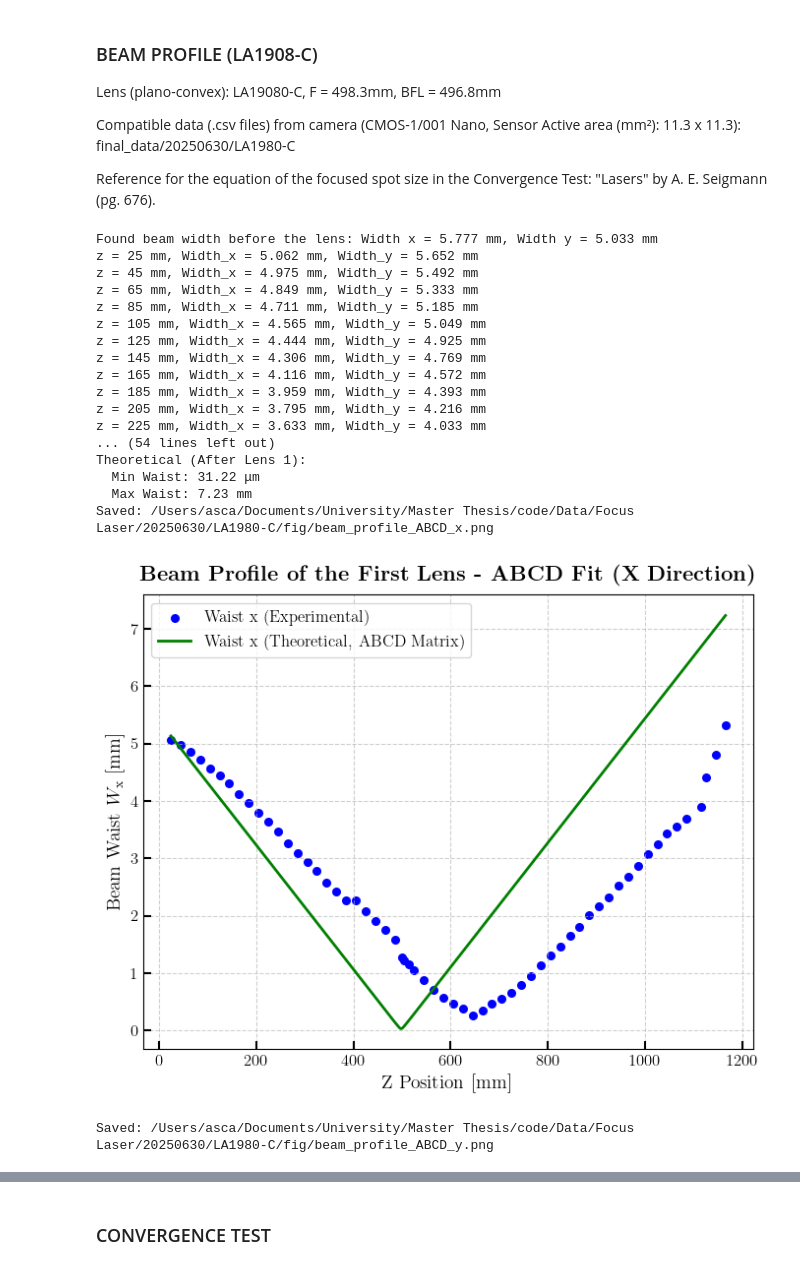
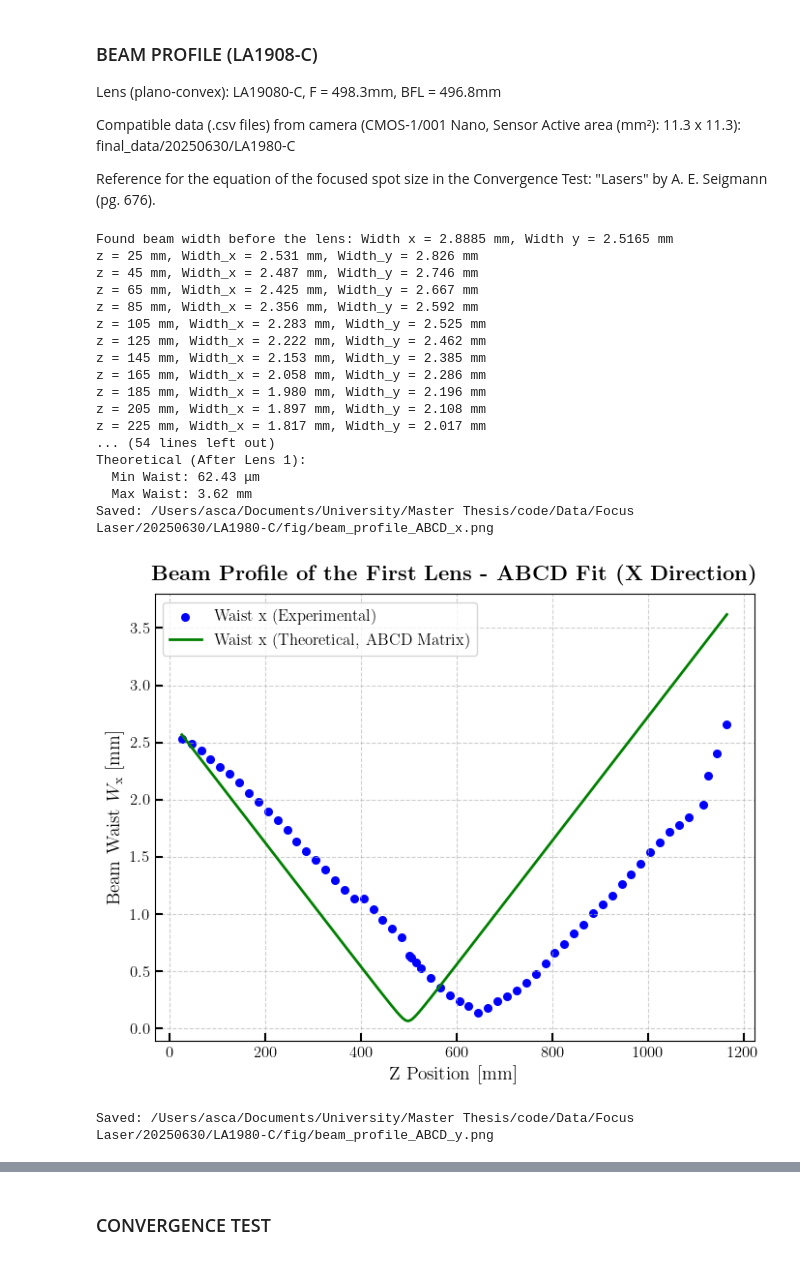
Before and after one commit to AscanioGalbiati/LISA_QPD_Gap, a Jupyter notebook: BeamProfile/beam_profile_LA1908C.ipynb, the cells around one changed output, grey strips where cells are left out. Cells and saved outputs as stored; diff of their text form; code cells hidden in the pictures.

Commit message:
minor changes to beam profile

```diff
--- a/BeamProfile/beam_profile_LA1908C.ipynb
+++ b/BeamProfile/beam_profile_LA1908C.ipynb
@@ -159,9 +159,9 @@ for file in file_list:
 
     for i, line in enumerate(lines):
         if "Width x" in line:
-            width_x.append(float(line.split()[2]))
+            width_x.append(float(line.split()[2])/2)
         if "Width y" in line:
-            width_y.append(float(line.split()[2]))
+            width_y.append(float(line.split()[2])/2)
 
 z_values = np.array(z_values)
 width_x = np.array(width_x)
@@ -197,9 +197,9 @@ def get_initial_beam_waist(file_path):
             if "2nd Moments" in line:
                 found_2nd_moments = True
             if found_2nd_moments and "Width x" in line:
-                width_x_initial = float(line.split()[2])
+                width_x_initial = float(line.split()[2])/2
             if found_2nd_moments and "Width y" in line:
-                width_y_initial = float(line.split()[2])
+                width_y_initial = float(line.split()[2])/2
 
         if width_x_initial is None or width_y_initial is None:
             print(f"Error: Could not find 'Width x' or 'Width y' in {file_path}. File content:")
@@ -281,46 +281,46 @@ plt.scatter(z_values, width_x, color='b', label='Waist x (Experimental)', marker
 plt.plot(z_theoretical, W_theoretical, color='g', linestyle='-', linewidth=2, label='Waist x (Theoretical, ABCD Matrix)')
 plt.xlabel(r'Z Position [mm]', fontsize=14)
 plt.ylabel(r'Beam Waist $W_{\rm{x}}$ [mm]', fontsize=14)
 plt.title(r'\textbf{Beam Profile of the First Lens - ABCD Fit (X Direction)}', fontsize=16, fontweight='bold', pad=10)
 plt.legend(loc='upper left', fontsize=12, frameon=True)
 plt.tick_params(axis='both', which='major', labelsize=12, length=6, width=1.5, direction='in')
 plt.grid(True, linestyle='--', alpha=0.6)
 save_beam_ABCD_x = os.path.join(fig_dir, "beam_profile_ABCD_x.png")
 plt.savefig(save_beam_ABCD_x, dpi=300, bbox_inches='tight', facecolor='white')
 print(f"Saved: {save_beam_ABCD_x}")
 plt.show()
 
 # Plot Width y vs. z
 plt.figure(figsize=(8, 6))
 plt.scatter(z_values, width_y, color='r', label='Waist y (Experimental)', marker='o', s=30)
 plt.plot(z_theoretical, W_theoretical, color='g', linestyle='-', linewidth=2, label='Waist y (Theoretical, ABCD Matrix)')
 plt.xlabel(r'Z Position [mm]', fontsize=14)
 plt.ylabel(r'Beam Waist $W_{\rm{y}}$ [mm]', fontsize=14)
 plt.title(r'\textbf{Beam Profile of the First Lens - ABCD Fit (Y Direction)}', fontsize=16, fontweight='bold', pad=10)
 plt.tick_params(axis='both', which='major', labelsize=12, length=6, width=1.5, direction='in')
 plt.legend(loc='upper left', fontsize=12, frameon=True)
 plt.grid(True, linestyle='--', alpha=0.6)
 save_beam_ABCD_y = os.path.join(fig_dir, "beam_profile_ABCD_y.png")
 plt.savefig(save_beam_ABCD_y, dpi=300, bbox_inches='tight', facecolor='white')
 print(f"Saved: {save_beam_ABCD_y}")
 plt.show()
 # %% [output]
-Found beam width before the lens: Width x = 5.777 mm, Width y = 5.033 mm
-z = 25 mm, Width_x = 5.062 mm, Width_y = 5.652 mm
-z = 45 mm, Width_x = 4.975 mm, Width_y = 5.492 mm
-z = 65 mm, Width_x = 4.849 mm, Width_y = 5.333 mm
-z = 85 mm, Width_x = 4.711 mm, Width_y = 5.185 mm
-z = 105 mm, Width_x = 4.565 mm, Width_y = 5.049 mm
-z = 125 mm, Width_x = 4.444 mm, Width_y = 4.925 mm
-z = 145 mm, Width_x = 4.306 mm, Width_y = 4.769 mm
-z = 165 mm, Width_x = 4.116 mm, Width_y = 4.572 mm
-z = 185 mm, Width_x = 3.959 mm, Width_y = 4.393 mm
-z = 205 mm, Width_x = 3.795 mm, Width_y = 4.216 mm
-z = 225 mm, Width_x = 3.633 mm, Width_y = 4.033 mm
+Found beam width before the lens: Width x = 2.8885 mm, Width y = 2.5165 mm
+z = 25 mm, Width_x = 2.531 mm, Width_y = 2.826 mm
+z = 45 mm, Width_x = 2.487 mm, Width_y = 2.746 mm
+z = 65 mm, Width_x = 2.425 mm, Width_y = 2.667 mm
+z = 85 mm, Width_x = 2.356 mm, Width_y = 2.592 mm
+z = 105 mm, Width_x = 2.283 mm, Width_y = 2.525 mm
+z = 125 mm, Width_x = 2.222 mm, Width_y = 2.462 mm
+z = 145 mm, Width_x = 2.153 mm, Width_y = 2.385 mm
+z = 165 mm, Width_x = 2.058 mm, Width_y = 2.286 mm
+z = 185 mm, Width_x = 1.980 mm, Width_y = 2.196 mm
+z = 205 mm, Width_x = 1.897 mm, Width_y = 2.108 mm
+z = 225 mm, Width_x = 1.817 mm, Width_y = 2.017 mm
 ... (54 lines left out)
 Theoretical (After Lens 1):
-  Min Waist: 31.22 μm
-  Max Waist: 7.23 mm
+  Min Waist: 62.43 μm
+  Max Waist: 3.62 mm
 Saved: /Users/asca/Documents/University/Master Thesis/code/Data/Focus Laser/20250630/LA1980-C/fig/beam_profile_ABCD_x.png
-[figure, old version]
+[figure, new version]
 Saved: /Users/asca/Documents/University/Master Thesis/code/Data/Focus Laser/20250630/LA1980-C/fig/beam_profile_ABCD_y.png
```
Also changed, not shown: parts of 1 cell of this notebook, 3 other files.
